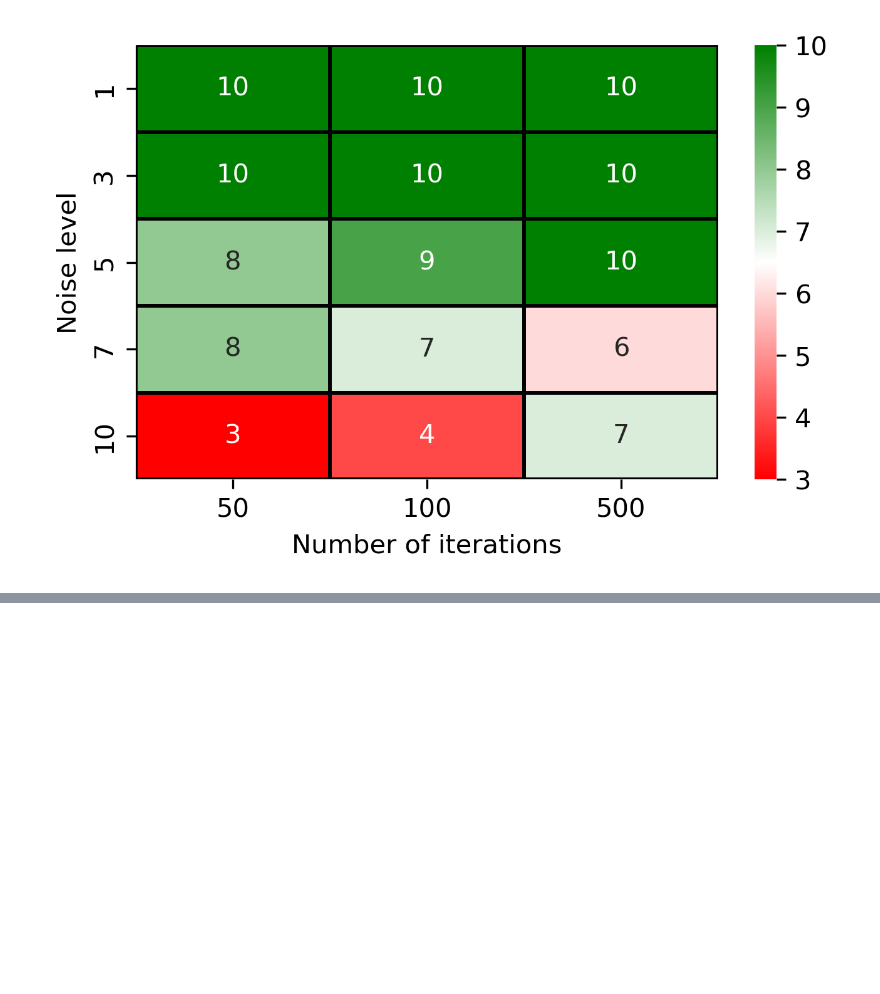
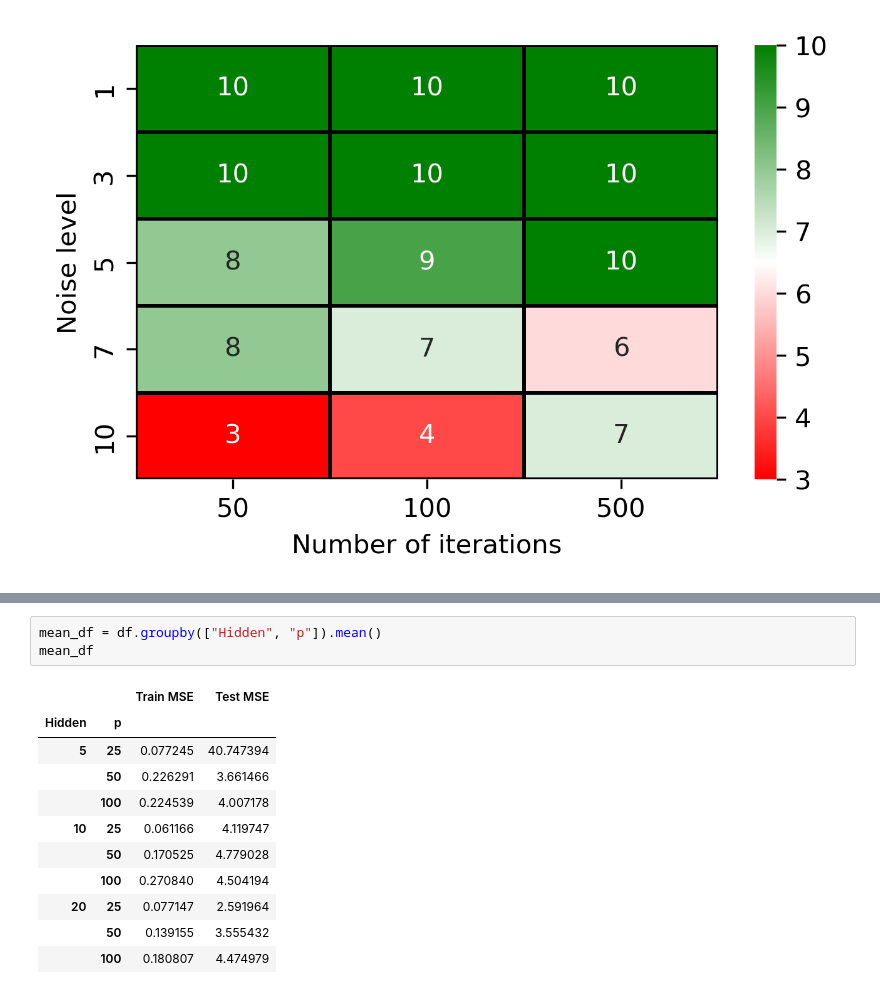
Before and after one commit to ThibeauWouters/MAI, a Jupyter notebook: ANN/Assignment 2/assignment2.ipynb, the cells around one changed output, grey strips where cells are left out. Drawn from its saved outputs; the diff is of its cells as text; blank space fills up the shorter version.

```diff
--- a/ANN/Assignment 2/assignment2.ipynb
+++ b/ANN/Assignment 2/assignment2.ipynb
@@ -410,0 +434,15 @@ plt.show()
+# %%
+mean_df = df.groupby(["Hidden", "p"]).mean()
+mean_df
+# %% [output]
+|  |  | Train MSE | Test MSE |
+| Hidden | p |  |  |
+| 5 | 25 | 0.077245 | 40.747394 |
+|  | 50 | 0.226291 | 3.661466 |
+|  | 100 | 0.224539 | 4.007178 |
+| 10 | 25 | 0.061166 | 4.119747 |
+|  | 50 | 0.170525 | 4.779028 |
+|  | 100 | 0.270840 | 4.504194 |
+| 20 | 25 | 0.077147 | 2.591964 |
+|  | 50 | 0.139155 | 3.555432 |
+|  | 100 | 0.180807 | 4.474979 |
```
Also changed, not shown: parts of 2 cells of this notebook, 6 other files.
